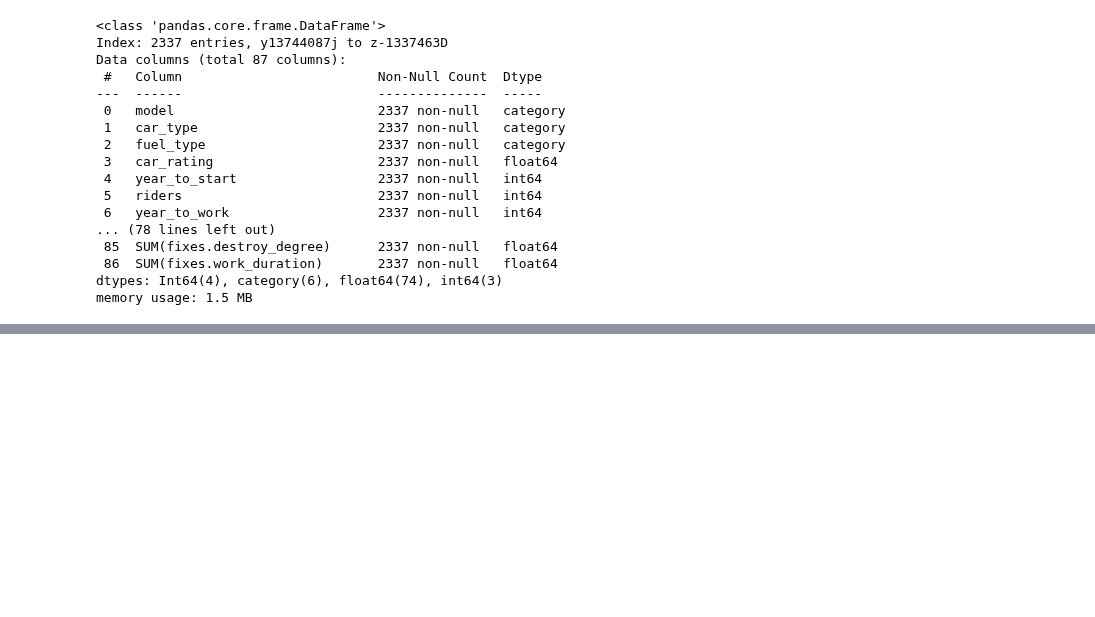
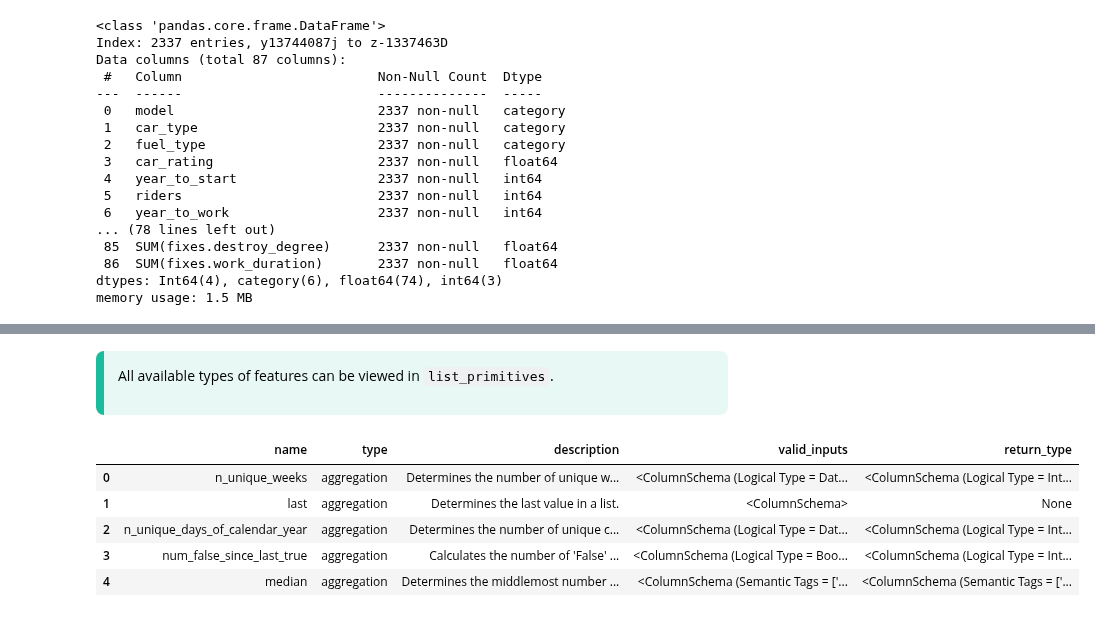
Before and after one commit to aziart/comp-ds, a Jupyter notebook: notebooks/05.1.02 - Automatic Feature Generation.ipynb, the cells around one changed output, grey strips where cells are left out. Saved outputs shown, nothing was run; the diff lists cells and outputs as text; code cells hidden in the pictures; blank space fills up the shorter version.

```diff
--- a/notebooks/05.1.02 - Automatic Feature Generation.ipynb
+++ b/notebooks/05.1.02 - Automatic Feature Generation.ipynb
@@ -274,0 +319,14 @@ memory usage: 1.5 MB
+# %% [markdown]
+<div class="alert" style="background-color:  #E8F8F5; border-left: 8px solid #1ABC9C; padding: 14px; border-radius: 8px; font-size: 14px; color: #000000;">
+
+All available types of features can be viewed in `list_primitives`.
+</div>
+# %%
+ft.list_primitives().head()
+# %% [output]
+|  | name | type | description | valid_inputs | return_type |
+| 0 | n_unique_weeks | aggregation | Determines the number of unique w... | <ColumnSchema (Logical Type = Dat... | <ColumnSchema (Logical Type = Int... |
+| 1 | last | aggregation | Determines the last value in a list. | <ColumnSchema> | None |
+| 2 | n_unique_days_of_calendar_year | aggregation | Determines the number of unique c... | <ColumnSchema (Logical Type = Dat... | <ColumnSchema (Logical Type = Int... |
+| 3 | num_false_since_last_true | aggregation | Calculates the number of 'False' ... | <ColumnSchema (Logical Type = Boo... | <ColumnSchema (Logical Type = Int... |
+| 4 | median | aggregation | Determines the middlemost number ... | <ColumnSchema (Semantic Tags = ['... | <ColumnSchema (Semantic Tags = ['... |
```
Also changed, not shown: parts of 5 cells of this notebook.
